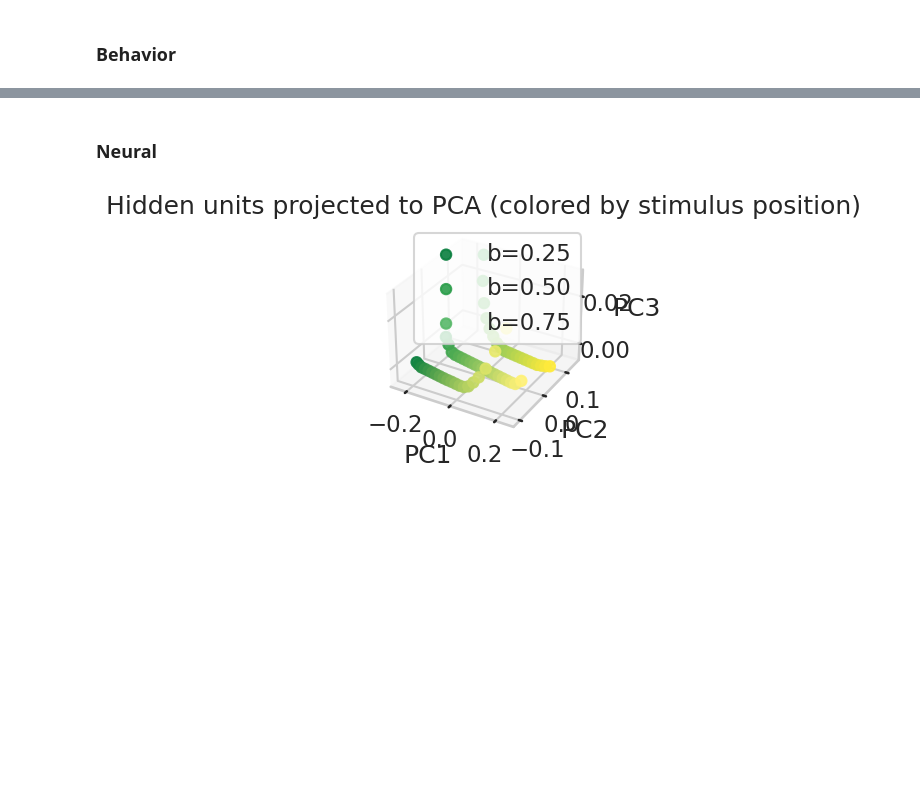
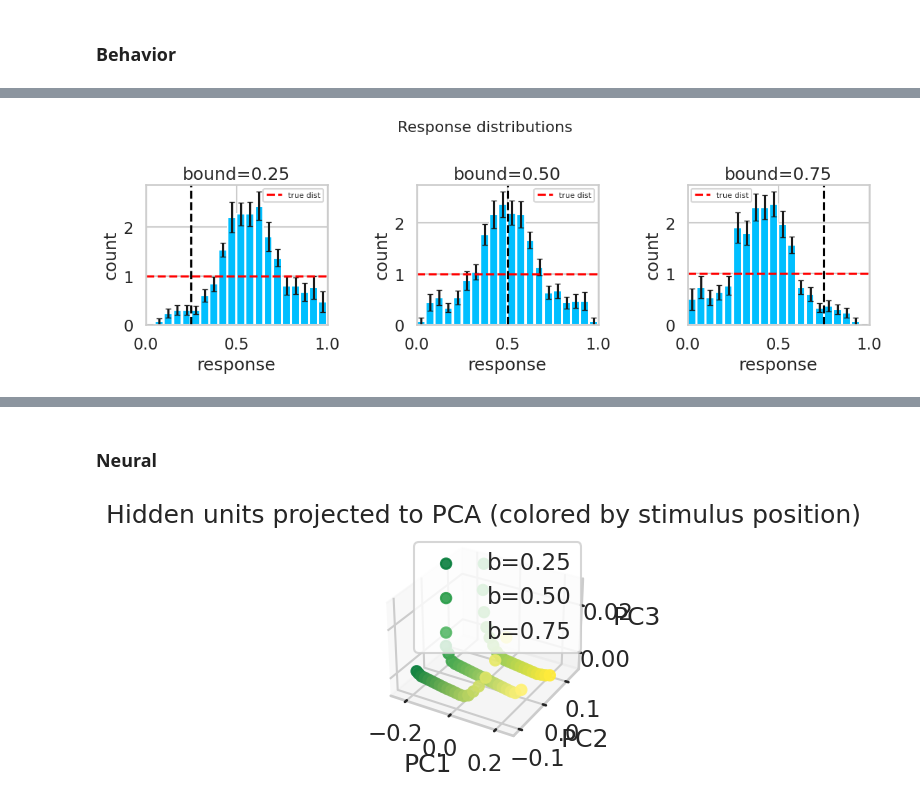
Before and after one commit to siyer7/asymmetry_design, a Jupyter notebook: code/python/NN.ipynb, the cells around one changed output, grey strips where cells are left out. Drawn from its saved outputs; the diff is of its cells as text; code cells hidden in the pictures; blank space fills up the shorter version.

```diff
--- a/code/python/NN.ipynb
+++ b/code/python/NN.ipynb
@@ -540,0 +494,40 @@ plt.show()
+# %%
+# collect all network predictions on full 60-trial grid
+beh_df = pd.concat(
+    [network_result['full_pred_df'].assign(net_idx=network_result['net_idx']) for network_result in network_results],
+    ignore_index=True,
+)
+
+# shared config
+b_colors = {0.25: 'orangered', 0.50: 'gray', 0.75: 'dodgerblue'}
+n_bins = 20
+
+# ── Plot 1: Response histogram (1×3, per boundary) ───────────────────────────
+fig, axs = plt.subplots(1, 3, figsize=(12, 4))
+axs, ax = axs.flatten(), 0
+
+for bound in boundaries:
+    cond_df = beh_df[beh_df['boundary'] == bound]
+
+    resp_cts = []
+    for _, net_df in cond_df.groupby('net_idx'):
+        counts, _ = np.histogram(net_df['resp'], bins=n_bins, range=(0, 1))
+        resp_cts.append(counts)
+    resp_cts = np.array(resp_cts)
+
+    mean_cts = resp_cts.mean(axis=0)
+    sem_cts  = resp_cts.std(axis=0) / np.sqrt(resp_cts.shape[0])
+    bin_centers = np.linspace(0, 1, n_bins, endpoint=False) + 0.5 / n_bins
+
+    axs[ax].bar(bin_centers, mean_cts, width=1/n_bins * 0.9, color='deepskyblue', yerr=sem_cts, capsize=3)
+    axs[ax].axvline(bound, color='black', linestyle='--')
+    axs[ax].axhline(n_stim / n_bins, color='red', linestyle='--', label='true dist')
+    axs[ax].set(xlabel='response', ylabel='count', title=f'bound={bound:.2f}', xlim=(0, 1))
+    axs[ax].legend(fontsize=8)
+    ax += 1
+
+plt.suptitle('Response distributions', fontsize=16)
+plt.tight_layout()
+plt.show()
+# %% [output]
+[figure, added]
```
Also changed, not shown: parts of 8 cells of this notebook.
